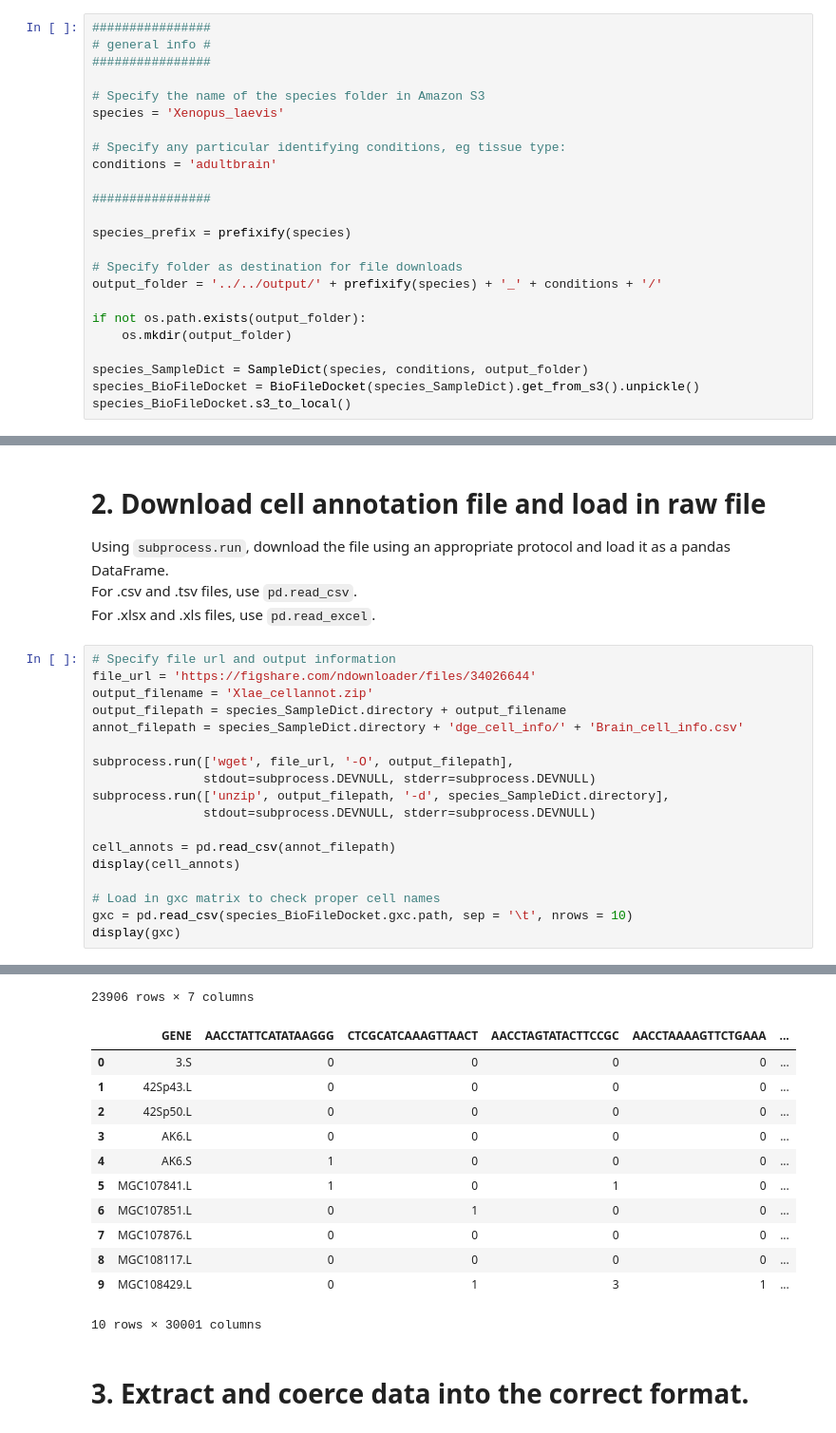
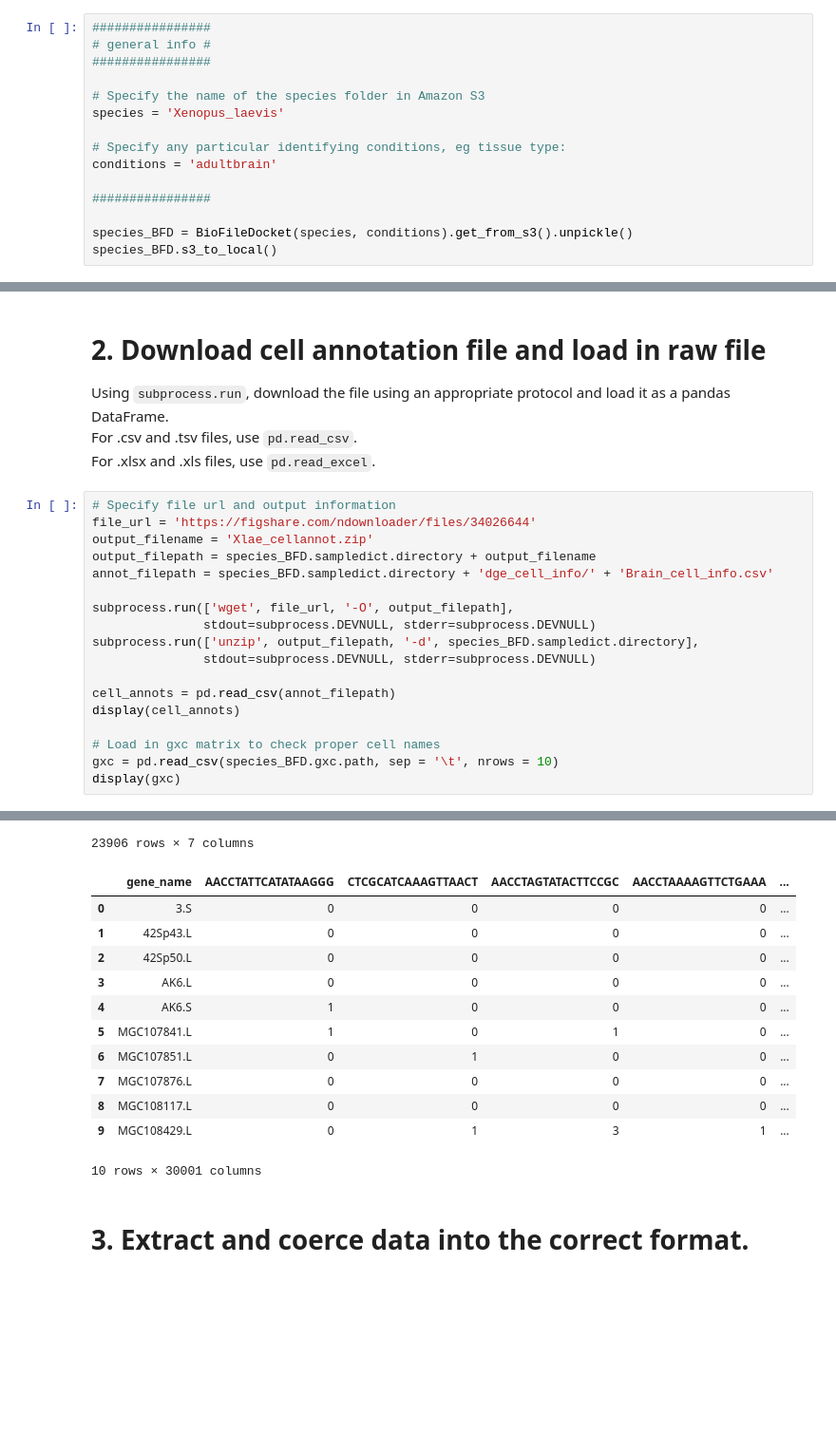
Before and after one commit to Arcadia-Science/glial-origins, a Jupyter notebook: notebooks/Xlae_adultbrain/a_Xlae_adultbrain_cellannot_downloading.ipynb, the cells around one changed output, grey strips where cells are left out. Shown at 95% size. Cells and saved outputs as stored; diff of their text form; blank space fills up the shorter version.

```diff
--- a/notebooks/Xlae_adultbrain/a_Xlae_adultbrain_cellannot_downloading.ipynb
+++ b/notebooks/Xlae_adultbrain/a_Xlae_adultbrain_cellannot_downloading.ipynb
@@ -61,15 +61,6 @@ conditions = 'adultbrain'
 
 ################
 
-species_prefix = prefixify(species)
-
-# Specify folder as destination for file downloads
-output_folder = '../../output/' + prefixify(species) + '_' + conditions + '/'
-
-if not os.path.exists(output_folder):
-    os.mkdir(output_folder)
-
-species_SampleDict = SampleDict(species, conditions, output_folder)
-species_BioFileDocket = BioFileDocket(species_SampleDict).get_from_s3().unpickle()
-species_BioFileDocket.s3_to_local()
+species_BFD = BioFileDocket(species, conditions).get_from_s3().unpickle()
+species_BFD.s3_to_local()
 # %% [output]
@@ -97,36 +90,36 @@ For .xlsx and .xls files, use `pd.read_excel`.
 # %%
 # Specify file url and output information
 file_url = 'https://figshare.com/ndownloader/files/34026644'
 output_filename = 'Xlae_cellannot.zip'
-output_filepath = species_SampleDict.directory + output_filename
-annot_filepath = species_SampleDict.directory + 'dge_cell_info/' + 'Brain_cell_info.csv'
+output_filepath = species_BFD.sampledict.directory + output_filename
+annot_filepath = species_BFD.sampledict.directory + 'dge_cell_info/' + 'Brain_cell_info.csv'
 
 subprocess.run(['wget', file_url, '-O', output_filepath],
                stdout=subprocess.DEVNULL, stderr=subprocess.DEVNULL)
-subprocess.run(['unzip', output_filepath, '-d', species_SampleDict.directory],
+subprocess.run(['unzip', output_filepath, '-d', species_BFD.sampledict.directory],
                stdout=subprocess.DEVNULL, stderr=subprocess.DEVNULL)
 
 cell_annots = pd.read_csv(annot_filepath)
 display(cell_annots)
 
 # Load in gxc matrix to check proper cell names
-gxc = pd.read_csv(species_BioFileDocket.gxc.path, sep = '\t', nrows = 10)
+gxc = pd.read_csv(species_BFD.gxc.path, sep = '\t', nrows = 10)
 display(gxc)
 # %% [output]
 |  | Unnamed: 0 | tSNE_1 | tSNE_2 | cluster | stage | celltype | cellID |
 | 0 | Brain1_3.25.CTGTGTGATCTTGTGGTA | -25.083085 | -1.615592 | 6 | Adult | GABAergic neuron_tac1 high | Brain1_3.25.CTGTGTGATCTTGTGGTA |
 | 1 | Brain1_3.25.ACAATACCTAGAAATAAA | -41.017949 | 17.559271 | 2 | Adult | Myelinating oligodendrocyte proge... | Brain1_3.25.ACAATACCTAGAAATAAA |
 | 2 | Brain1_3.25.TGCGGATAGAGACCTTTC | -12.190198 | -3.974513 | 19 | Adult | Excitatory neuron_zbtb18 high | Brain1_3.25.TGCGGATAGAGACCTTTC |
 | 3 | Brain1_3.25.GAGGAGATGGCGCGAGTA | -10.871158 | -0.184952 | 19 | Adult | Excitatory neuron_zbtb18 high | Brain1_3.25.GAGGAGATGGCGCGAGTA |
 | 4 | Brain1_3.25.TTAACTAAAGTTAACGCC | -10.116023 | -0.098181 | 19 | Adult | Excitatory neuron_zbtb18 high | Brain1_3.25.TTAACTAAAGTTAACGCC |
 | ... | ... | ... | ... | ... | ... | ... | ... |
 | 23901 | Brain4_4.25.ATCAACTGAAGCGCGTGC | 46.084537 | -6.320718 | 12 | Adult | Thyrotroph cell | Brain4_4.25.ATCAACTGAAGCGCGTGC |
 | 23902 | Brain4_4.25.TGCAATGCGTGCAAAGTT | 16.626571 | 9.189624 | 15 | Adult | Growth hormone cell_Rp high | Brain4_4.25.TGCAATGCGTGCAAAGTT |
 | 23903 | Brain4_4.25.GCTCAAAACCTAGCGTGC | -10.361278 | 23.647850 | 1 | Adult | Gonadotroph cell_cga high | Brain4_4.25.GCTCAAAACCTAGCGTGC |
 | 23904 | Brain4_4.25.TCGTAACGTATTGCGTGC | -14.885559 | 18.001137 | 1 | Adult | Gonadotroph cell_cga high | Brain4_4.25.TCGTAACGTATTGCGTGC |
 | 23905 | Brain4_4.25.CCGACGCTGAAAGCGTGC | 3.604502 | 38.282519 | 1 | Adult | Gonadotroph cell_cga high | Brain4_4.25.CCGACGCTGAAAGCGTGC |
 23906 rows × 7 columns
-|  | GENE | AACCTATTCATATAAGGG | CTCGCATCAAAGTTAACT | AACCTAGTATACTTCCGC | AACCTAAAAGTTCTGAAA | ... |
+|  | gene_name | AACCTATTCATATAAGGG | CTCGCATCAAAGTTAACT | AACCTAGTATACTTCCGC | AACCTAAAAGTTCTGAAA | ... |
 | 0 | 3.S | 0 | 0 | 0 | 0 | ... |
 | 1 | 42Sp43.L | 0 | 0 | 0 | 0 | ... |
 | 2 | 42Sp50.L | 0 | 0 | 0 | 0 | ... |
```
Also changed, not shown: parts of 3 cells of this notebook, 3 other files.
